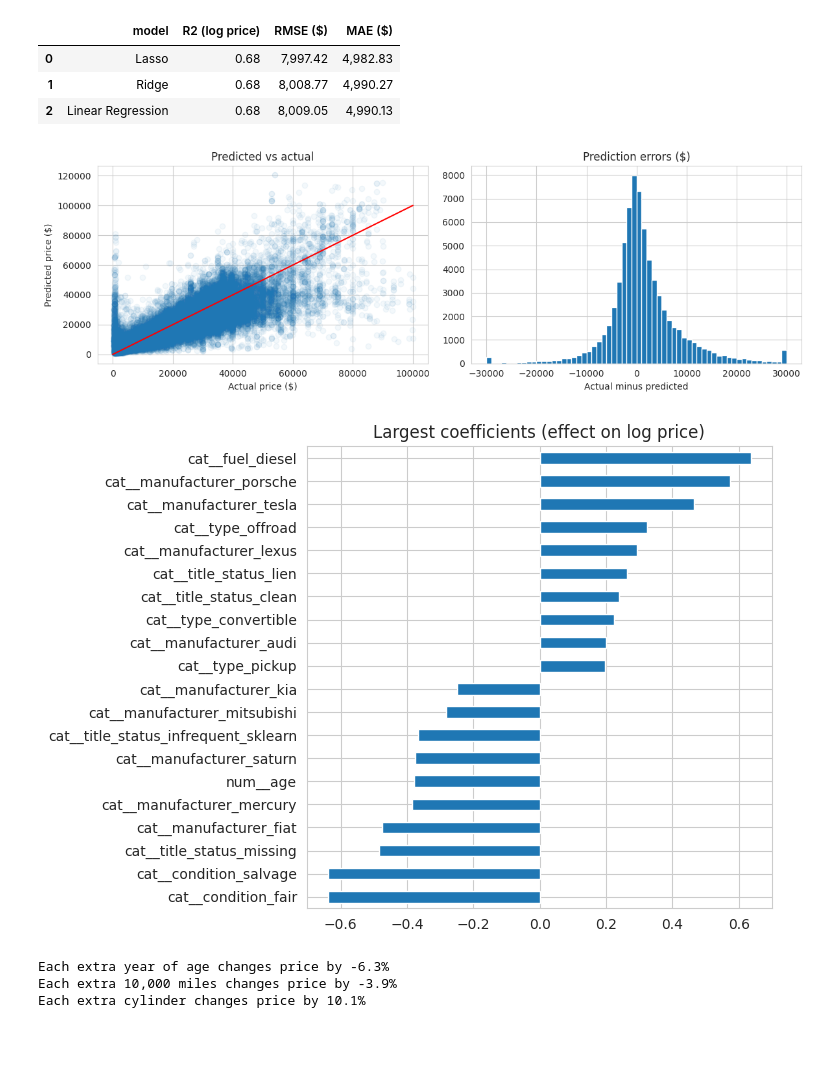
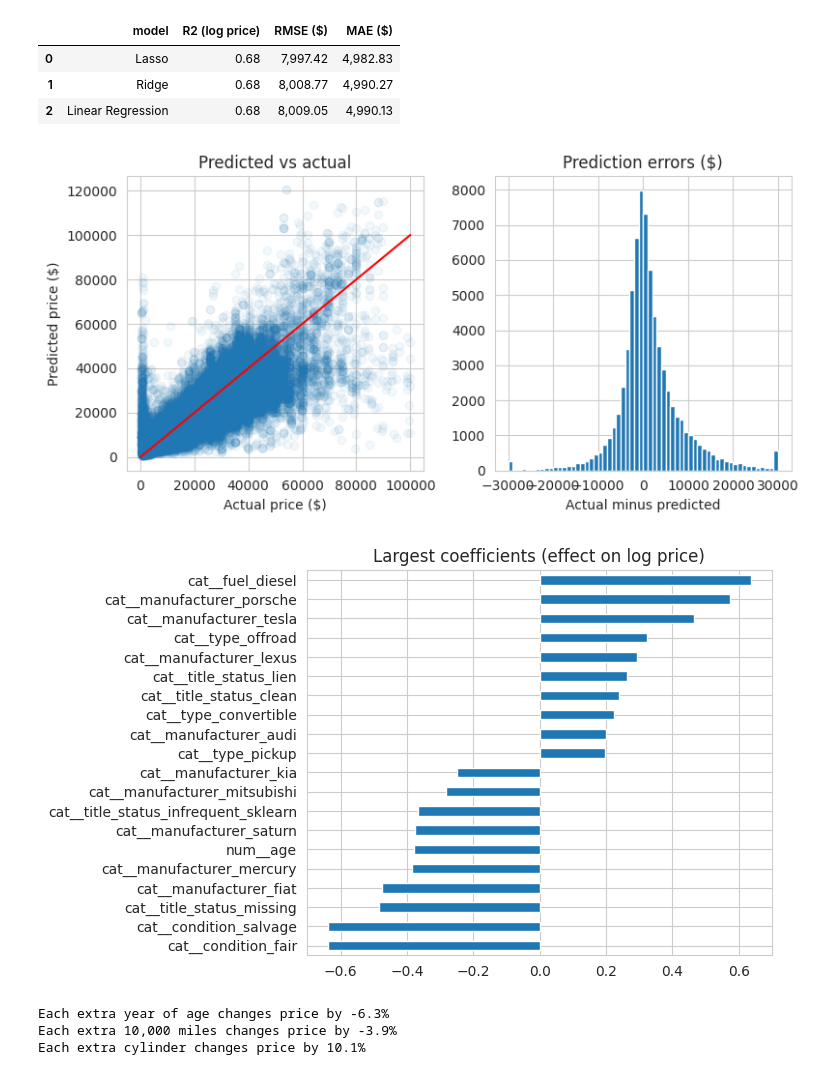
Before and after one commit to SuMiaRbyte/BERKLEY, a Jupyter notebook: prompt_II.ipynb, the cells around one changed output. Drawn from its saved outputs; the diff is of its cells as text; code cells hidden in the pictures; blank space fills up the shorter version.

```diff
--- a/prompt_II.ipynb
+++ b/prompt_II.ipynb
@@ -337,24 +327,24 @@ best_model = lasso_grid.best_estimator_      # or lasso_grid.best_estimator_ / r
 # %%
 #Check the best model’s predictions
 pred = np.expm1(best_model.predict(X_test))
 actual = np.expm1(y_test)
 
-fig, axes = plt.subplots(1, 2, figsize=(12, 4))
+fig, axes = plt.subplots(1, 2, figsize=(8, 4))
 
 # Predicted vs actual: points should hug the diagonal
 axes[0].scatter(actual, pred, alpha=0.05)
 axes[0].plot([0, 100000], [0, 100000], color="red")
 axes[0].set_xlabel("Actual price ($)"); axes[0].set_ylabel("Predicted price ($)")
 axes[0].set_title("Predicted vs actual")
 
 # Residuals: should be centered on zero with no obvious pattern
 residuals = actual - pred
 axes[1].hist(residuals.clip(-30000, 30000), bins=60)
 axes[1].set_title("Prediction errors ($)")
 axes[1].set_xlabel("Actual minus predicted")
 plt.tight_layout(); plt.show()
 # %% [output]
-[figure, old version]
+[figure, new version]
 # %%
 #What drives price: coefficients (linear models)
 prep = best_model.named_steps["prep"]
@@ -363,10 +353,10 @@ coefs = pd.Series(best_model.named_steps["model"].coef_,
 
 # Biggest negative and positive effects on log(price)
 top = pd.concat([coefs.head(10), coefs.tail(10)])
-top.plot(kind="barh", figsize=(6, 6), title="Largest coefficients (effect on log price)")
+top.plot(kind="barh", figsize=(6, 5), title="Largest coefficients (effect on log price)")
 plt.show()
 # %% [output]
-[figure, old version]
+[figure, new version]
 # %%
 # Translate numeric features into dealer-friendly terms
 scaler = prep.named_transformers_["num"].named_steps["scale"]
```
Also changed, not shown: parts of 6 cells of this notebook.
